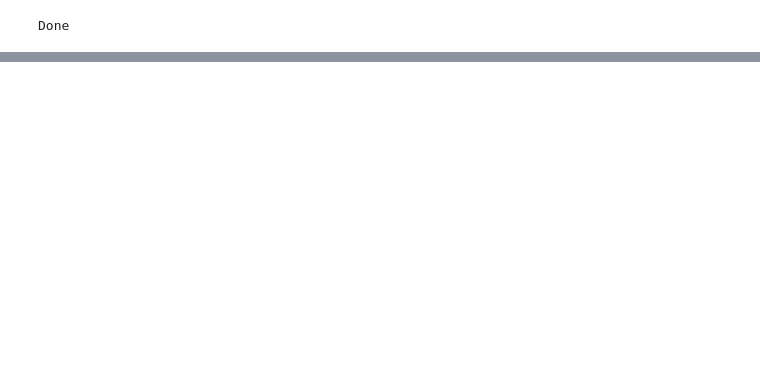
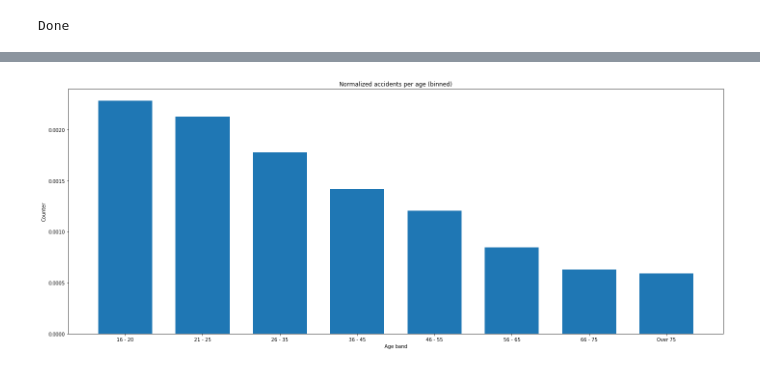
Before and after one commit to JakubCzerny/Social-data-analysis-and-visuzalization-project, a Jupyter notebook: utils/data_pre_analysis.ipynb, the cells around one changed output, grey strips where cells are left out. Saved outputs shown, nothing was run; the diff lists cells and outputs as text; code cells hidden in the pictures; blank space fills up the shorter version.

Commit message:
Calculate normalized statistics

```diff
--- a/utils/data_pre_analysis.ipynb
+++ b/utils/data_pre_analysis.ipynb
@@ -288,7 +291,7 @@ min_lat = min(latitudes)
 max_lon = max(longitudes)
 min_lon = min(longitudes)
 
-n_lat = 1000
+n_lat = 400
 bins_lat = np.linspace(min_lat, max_lat, n_lat)
 dist = bins_lat[1] - bins_lat[0]
 bins_lon = np.arange(min_lon, max_lon, dist)
@@ -312,7 +315,7 @@ for hour,vals in loc_counts.iteritems():
 
 matrix = np.array(matrix)
 
-with open('../docs/data/accidents_loc_time_1000.csv', 'wb') as f:
+with open('../docs/data/accidents_loc_time_400.csv', 'wb') as f:
   f.write("hour,lat,lon,count\n")
   np.savetxt(f, matrix, delimiter=",", fmt='%2d, %1.10f, %1.10f, %d')
 
@@ -321,0 +398,83 @@ Done
+# %%
+data_drivers_age = {}
+
+# Bins
+# "0 - 15",
+# "16 - 20",
+# "21 - 25",
+# "26 - 35",
+# "36 - 45",
+# "46 - 55",
+# "56 - 65",
+# "66 - 75",
+# "Over 75"]
+
+for age,vals in data_drivers.iteritems():
+    if age < 16:
+        age_bin = -1
+    elif age > 15 and age < 21:
+        age_bin = 4
+    elif age > 20 and age < 26:
+        age_bin = 5
+    elif age > 25 and age < 36:
+        age_bin = 6
+    elif age > 35 and age < 46:
+        age_bin = 7
+    elif age > 45 and age < 56:
+        age_bin = 8
+    elif age > 55 and age < 66:
+        age_bin = 9
+    elif age > 65 and age < 75:
+        age_bin = 10
+    else:
+        age_bin = 11
+
+    if data_drivers_age.has_key(age_bin):
+        data_drivers_age[age_bin] += vals['licenses']
+    else:
+        data_drivers_age[age_bin] = vals['licenses']
+
+
+labels = [
+        "0 - 5",
+        "6 - 10",
+        "11 - 15",
+        "16 - 20",
+        "21 - 25",
+        "26 - 35",
+        "36 - 45",
+        "46 - 55",
+        "56 - 65",
+        "66 - 75",
+        "Over 75"]
+
+bins = np.arange(1,(len(labels)+1))
+age_accidents_counter = dict((group,0) for group in bins)
+
+for accident in data.values():
+    if accident.has_key('Age_Band_of_Driver'):
+        age = int(accident['Age_Band_of_Driver'])
+        if age != -1:
+            age_accidents_counter[age] += 1
+
+normalized_accidents_age = {}
+for i in age_accidents_counter.keys():
+    if data_drivers_age.has_key(i):
+        normalized_accidents_age[i] = age_accidents_counter[i] / data_drivers_age[i]
+
+bins = np.arange(1,(len(normalized_accidents_age.keys())+1))
+labels = np.array(labels)[np.array(normalized_accidents_age.keys())-1]
+# Generate the plot
+width = 0.7
+indices = bins
+plt.figure(figsize=(20,8))
+
+plt.bar(indices, normalized_accidents_age.values(), width)
+plt.xticks(indices, labels, rotation='horizontal')
+plt.title("Normalized accidents per age (binned)")
+plt.xlabel('Age band')
+plt.ylabel('Counter')
+plt.tight_layout(h_pad=1.0)
+plt.show()
+# %% [output]
+[figure, added]
```
Also changed, not shown: parts of 15 cells of this notebook.
